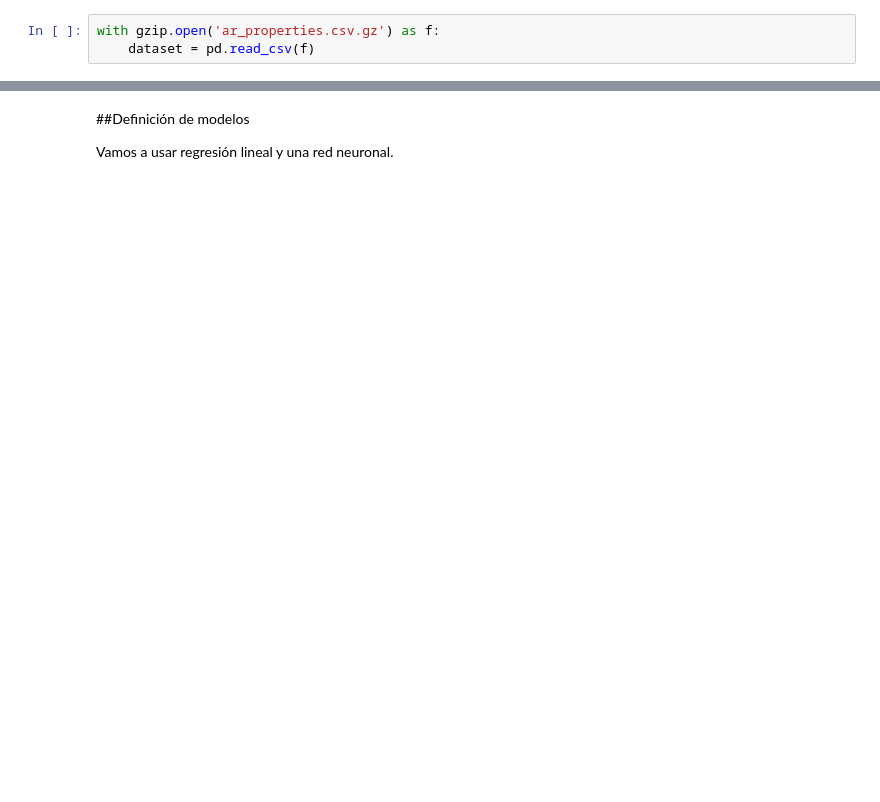
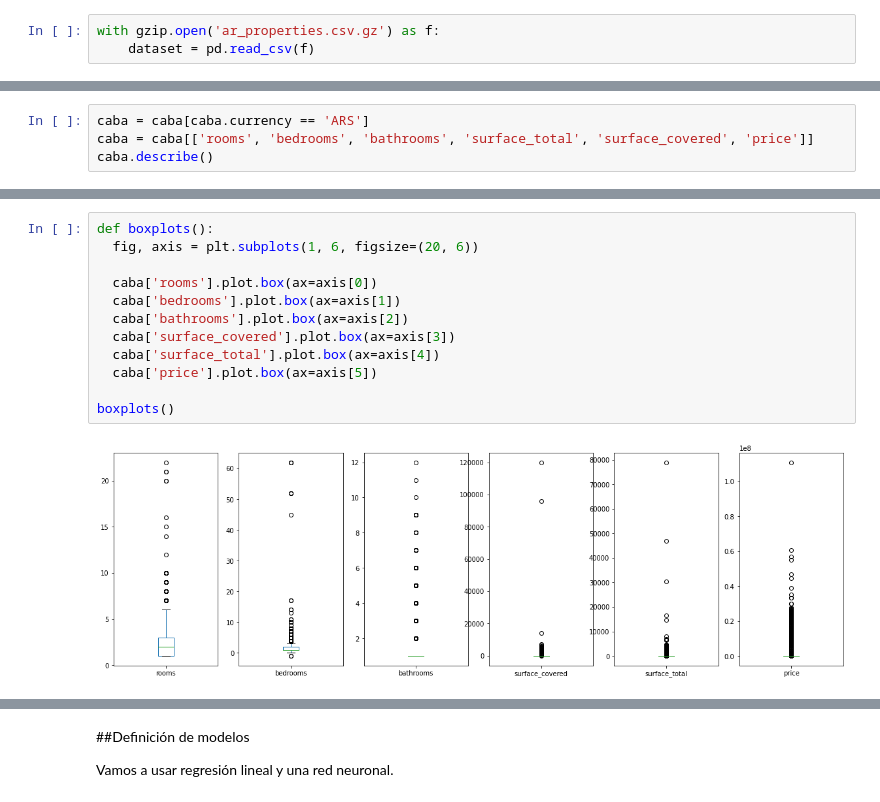
Before and after one commit to lucatraverso/House-price-prediction_Prosperati-dataset, a Jupyter notebook: prosperati.ipynb, the cells around one changed output, grey strips where cells are left out. Drawn from its saved outputs; the diff is of its cells as text; blank space fills up the shorter version.

```diff
--- a/prosperati.ipynb
+++ b/prosperati.ipynb
@@ -104,0 +111,4 @@ x_test[['rooms', 'bedrooms', 'bathrooms']] = x_test[['rooms', 'bedrooms', 'bathr
+# %%
+caba = caba[caba.currency == 'ARS']
+caba = caba[['rooms', 'bedrooms', 'bathrooms', 'surface_total', 'surface_covered', 'price']]
+caba.describe()
@@ -104,0 +125,14 @@ x_test[['rooms', 'bedrooms', 'bathrooms']] = x_test[['rooms', 'bedrooms', 'bathr
+# %%
+def boxplots():
+  fig, axis = plt.subplots(1, 6, figsize=(20, 6))
+
+  caba['rooms'].plot.box(ax=axis[0])
+  caba['bedrooms'].plot.box(ax=axis[1])
+  caba['bathrooms'].plot.box(ax=axis[2])
+  caba['surface_covered'].plot.box(ax=axis[3])
+  caba['surface_total'].plot.box(ax=axis[4])
+  caba['price'].plot.box(ax=axis[5])
+
+boxplots()
+# %% [output]
+[figure, added]
```
Also changed, not shown: parts of 32 cells of this notebook.
